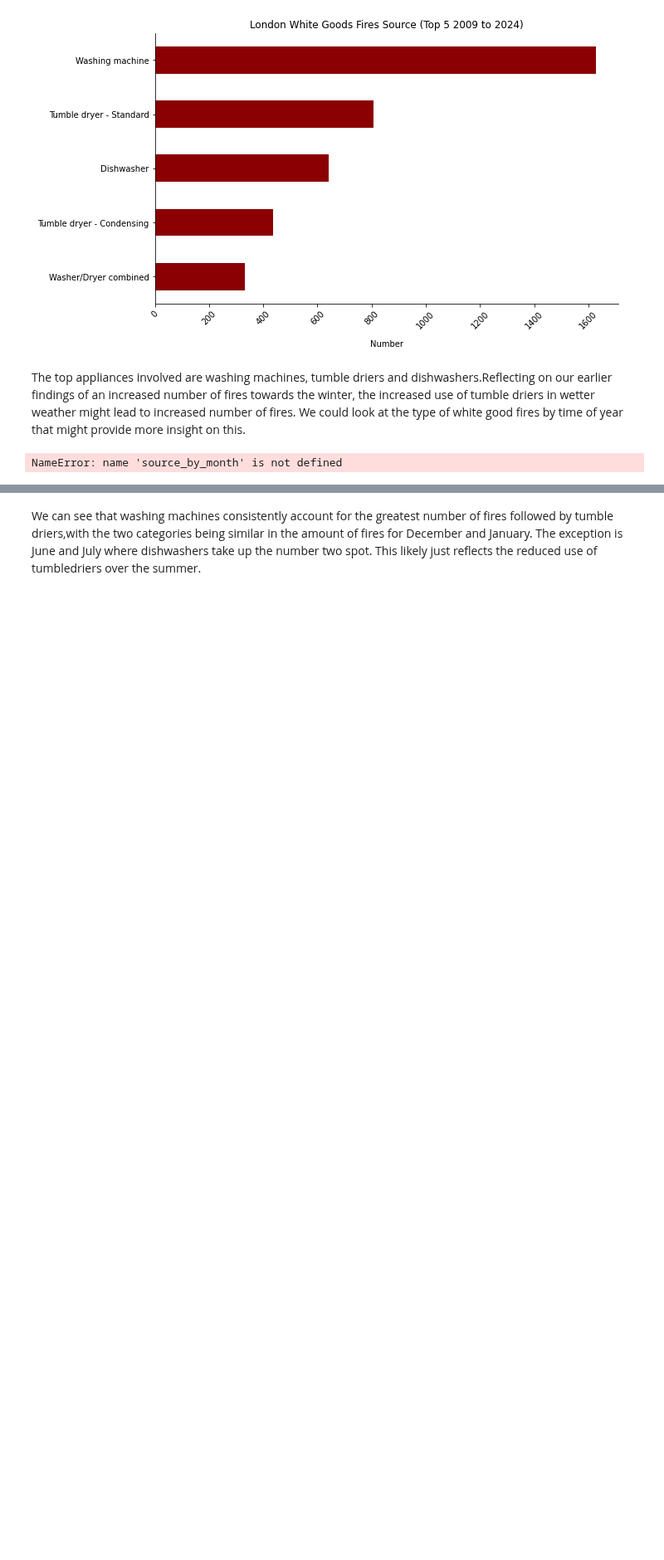
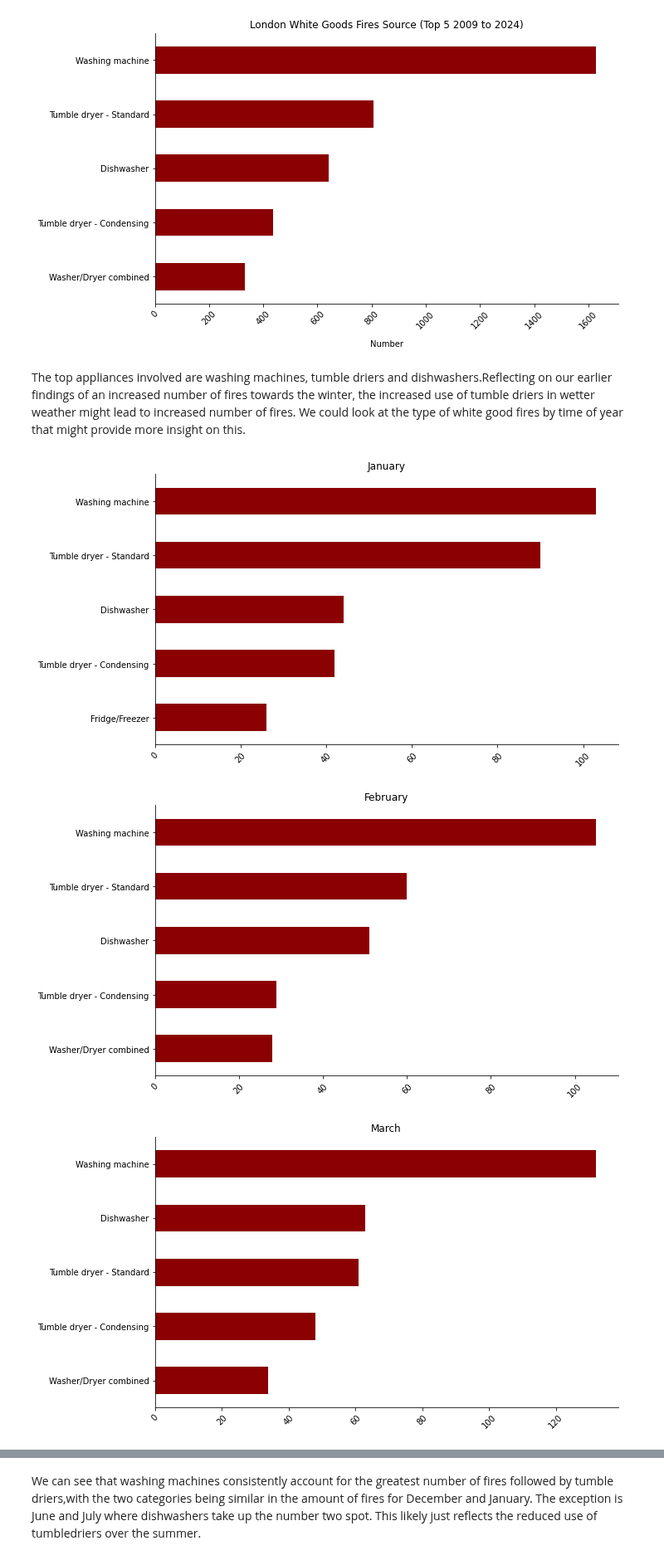
Before and after one commit to Auckland68/Data-Analysis, a Jupyter notebook: LondonFireWhiteGoodsFiresAnalysis.ipynb, the cells around one changed output, grey strips where cells are left out. Shown at 83% size. Drawn from its saved outputs; the diff is of its cells as text; code cells hidden in the pictures; blank space fills up the shorter version.

```diff
--- a/LondonFireWhiteGoodsFiresAnalysis.ipynb
+++ b/LondonFireWhiteGoodsFiresAnalysis.ipynb
@@ -529,11 +529,13 @@ from calendar import month_name
 month_lookup = list(month_name)
 months = df['Month'].unique().tolist()
 months = sorted(months, key=month_lookup.index)
-# %%
-# Plot for each month
-for month in months:
-    r = source_by_month[source_by_month['Month']==month].sort_values(by = 'IncType',ascending = False).head(5)
-    r = r[['IgnitionSource','IncType']].set_index('IgnitionSource')
-    r.plot(kind = 'bar', title = 'Top 5 Sources :' + month, color = 'darkred')
-# %% [output]
-NameError: name 'source_by_month' is not defined
+# %%
+# Plot by fire source
+for month in months:
+    r = df[df['Month'] == month]
+    plot_func2(r,"IgnitionSource","IgnitionSource","barh",month,
+         None,None)
+# %% [output]
+[figure, added]
+[figure, added]
+[figure, added]
```
Also changed, not shown: parts of 1 cell of this notebook.
